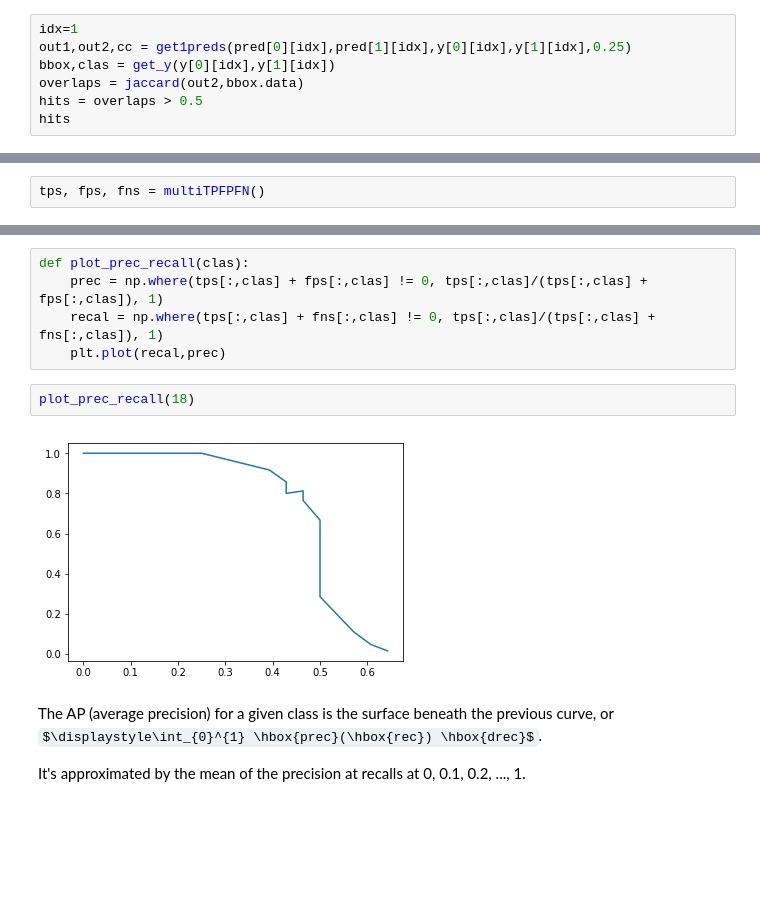
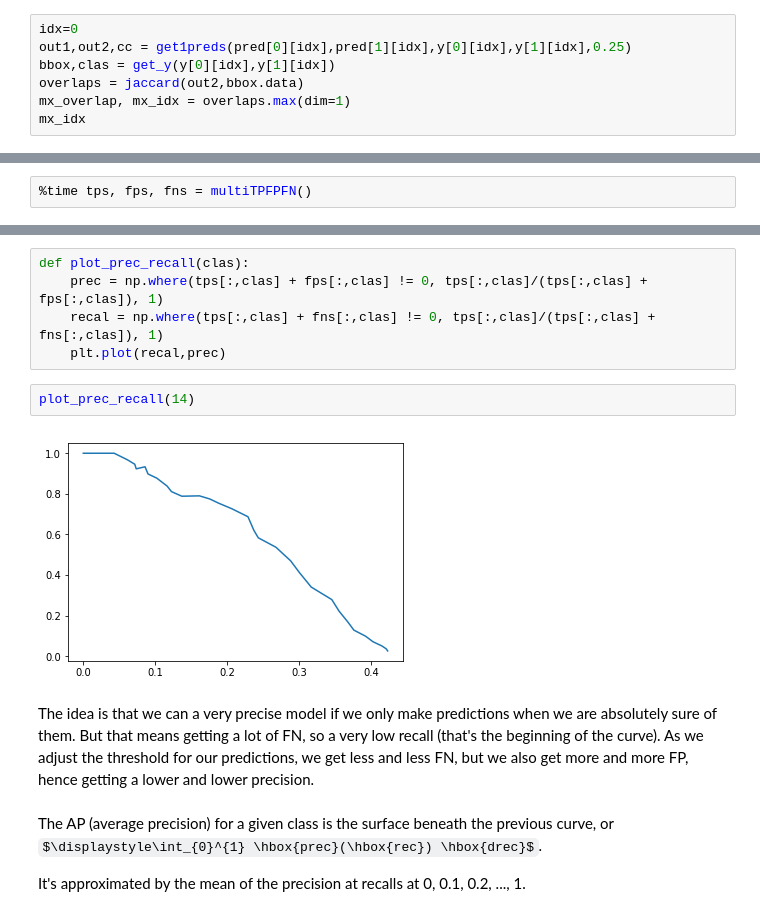
Before and after one commit to sgugger/Deep-Learning, a Jupyter notebook: mAP/Computing the mAP metric.ipynb, the cells around one changed output, grey strips where cells are left out. Cells and saved outputs as stored; diff of their text form; some formulas as TeX source; blank space fills up the shorter version.

```diff
--- a/mAP/Computing the mAP metric.ipynb
+++ b/mAP/Computing the mAP metric.ipynb
@@ -504,10 +542,10 @@ The 6 other boxes (3 bicycles and 3 person) are all counted as FP.
 # %% [markdown]
 Let's see if we can get the TP, FP and FN for one set of predictions now. Let's take back the example of the picture of index 1
 # %%
-idx=1
+idx=0
 out1,out2,cc = get1preds(pred[0][idx],pred[1][idx],y[0][idx],y[1][idx],0.25)
 bbox,clas = get_y(y[0][idx],y[1][idx])
 overlaps = jaccard(out2,bbox.data)
-hits = overlaps > 0.5
-hits
+mx_overlap, mx_idx = overlaps.max(dim=1)
+mx_idx
 # %% [output]
@@ -655,5 +745,5 @@ This part is very slow, there's probably a way to optimize it by computing the T
 # %%
-tps, fps, fns = multiTPFPFN()
+%time tps, fps, fns = multiTPFPFN()
 # %% [markdown]
 We can plot the prec/recall curve for a given class. Precision = TP / (TP+FP), Recall = TP / (TP + FN)
 # %%
@@ -662,9 +752,11 @@ def plot_prec_recall(clas):
     recal = np.where(tps[:,clas] + fns[:,clas] != 0, tps[:,clas]/(tps[:,clas] + fns[:,clas]), 1)
     plt.plot(recal,prec)
 # %%
-plot_prec_recall(18)
+plot_prec_recall(14)
 # %% [output]
-[figure, old version]
+[figure, new version]
+# %% [markdown]
+The idea is that we can a very precise model if we only make predictions when we are absolutely sure of them. But that means getting a lot of FN, so a very low recall (that's the beginning of the curve). As we adjust the threshold for our predictions, we get less and less FN, but we also get more and more FP, hence getting a lower and lower precision.
 # %% [markdown]
 The AP (average precision) for a given class is the surface beneath the previous curve, or $\displaystyle\int_{0}^{1} \hbox{prec}(\hbox{rec}) \hbox{drec}$.
 
```
Also changed, not shown: parts of 51 cells of this notebook.
